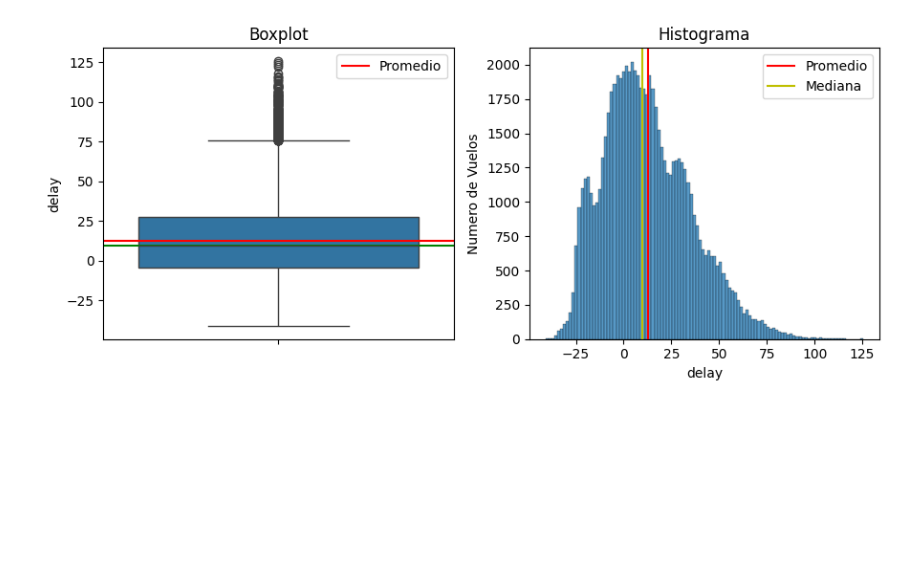
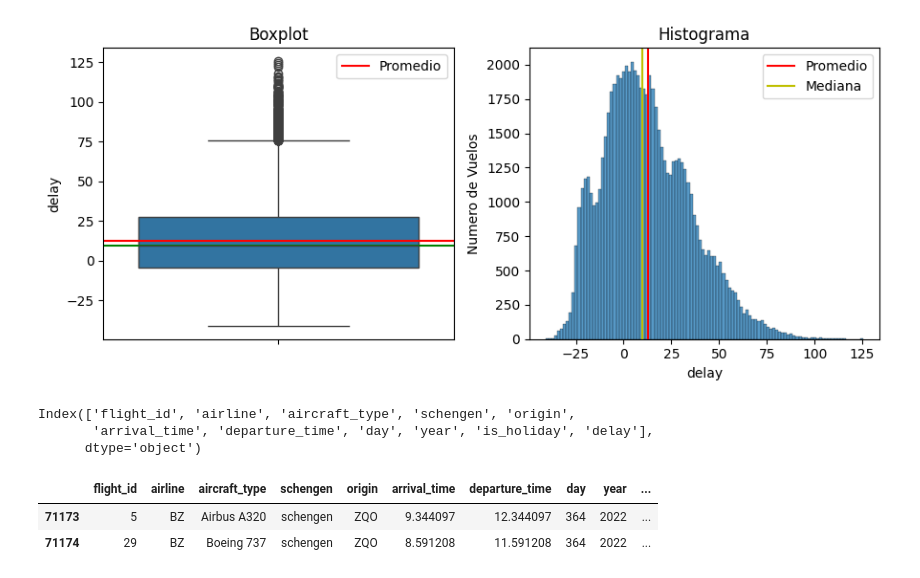
Before and after one commit to cmrondon2000/optimizacion_aeroportuaria, a Jupyter notebook: optimizacion_aeroportuaria.ipynb, the cells around one changed output. Cells and saved outputs as stored; diff of their text form; code cells hidden in the pictures; blank space fills up the shorter version.

```diff
--- a/optimizacion_aeroportuaria.ipynb
+++ b/optimizacion_aeroportuaria.ipynb
@@ -164,3 +164,17 @@ plt.tight_layout()
 plt.show()
 # %% [output]
 [figure]
+# %%
+datos.columns
+# %% [output]
+Index(['flight_id', 'airline', 'aircraft_type', 'schengen', 'origin',
+       'arrival_time', 'departure_time', 'day', 'year', 'is_holiday', 'delay'],
+      dtype='object')
+# %%
+datos["date"] = datos["year"].astype(str) + "-" + (datos["day"]+1).astype(str)
+datos["date"] = pd.to_datetime(datos["date"], format = "%Y-%j")
+datos.tail(2)
+# %% [output]
+|  | flight_id | airline | aircraft_type | schengen | origin | arrival_time | departure_time | day | year | ... |
+| 71173 | 5 | BZ | Airbus A320 | schengen | ZQO | 9.344097 | 12.344097 | 364 | 2022 | ... |
+| 71174 | 29 | BZ | Boeing 737 | schengen | ZQO | 8.591208 | 11.591208 | 364 | 2022 | ... |
```
Also changed, not shown: parts of 1 cell of this notebook.
